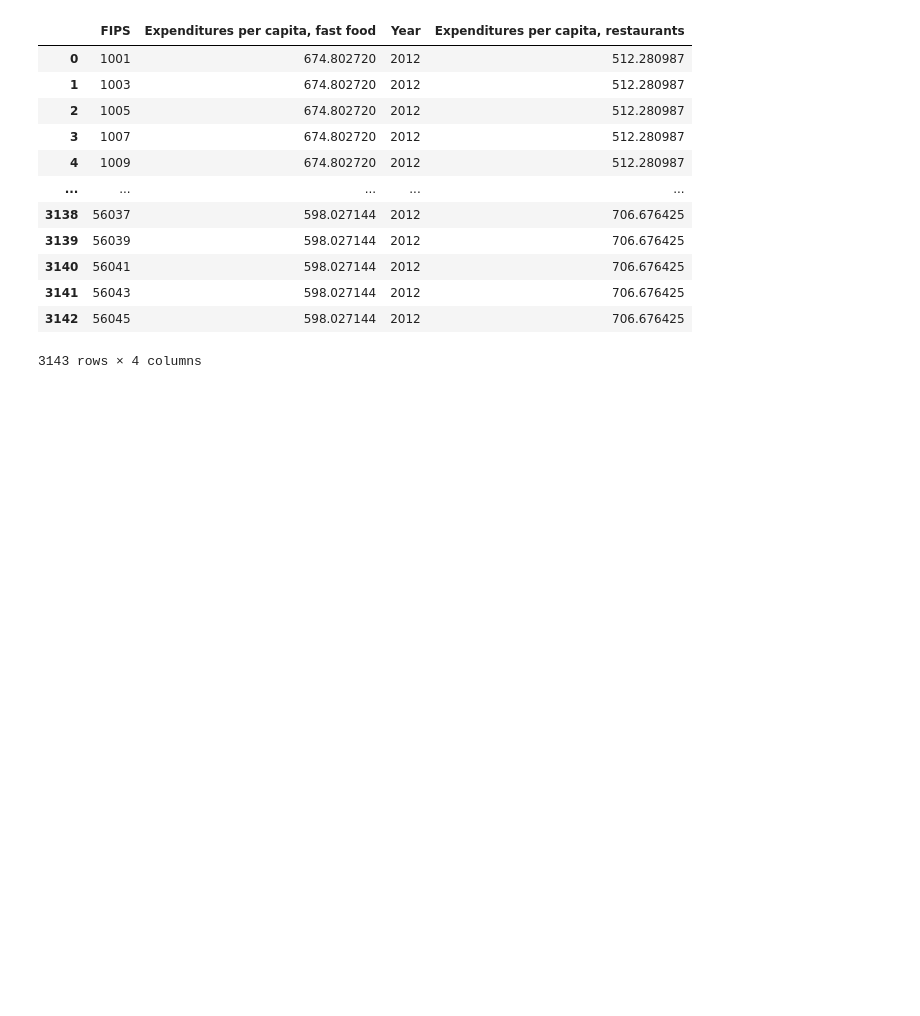
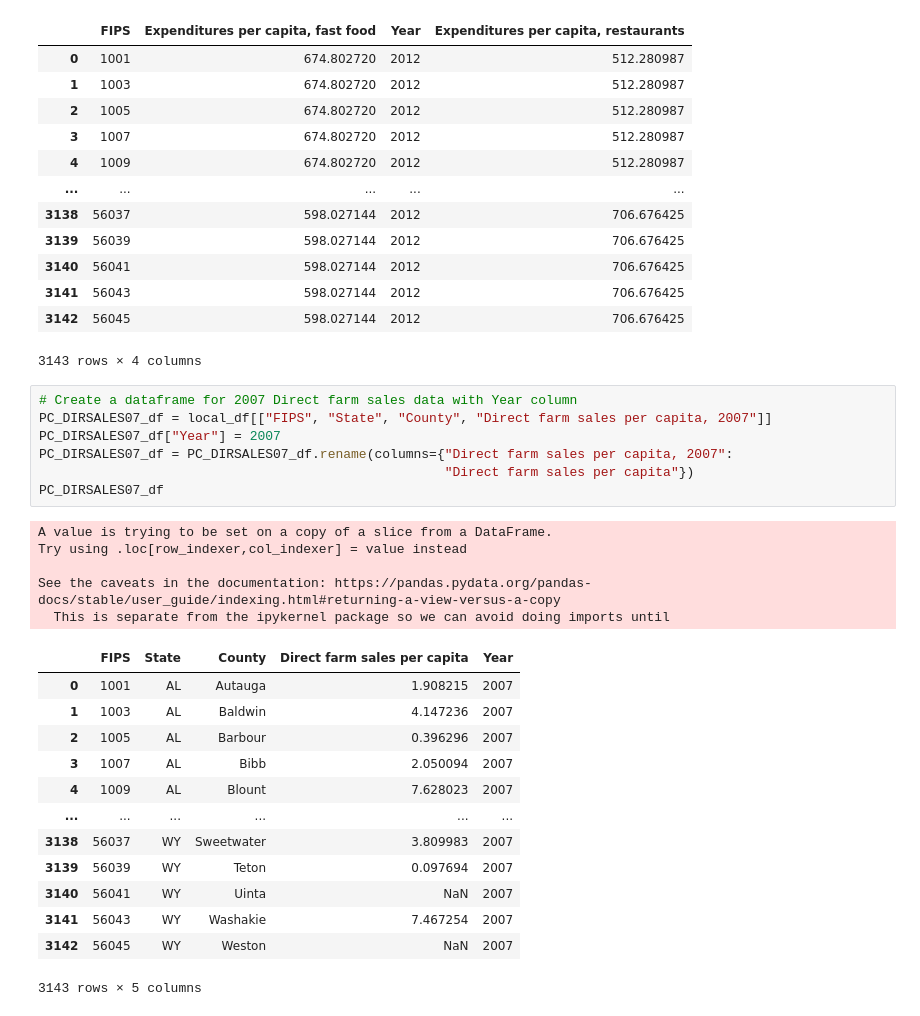
Before and after one commit to Chahnaz-Kbaisi/diet-habits-disease-us, a Jupyter notebook: ETL/Web_Scrape_ETL.ipynb, the cells around one changed output. Saved outputs shown, nothing was run; the diff lists cells and outputs as text; blank space fills up the shorter version.

Commit message:
Logic to Create a dataframe for 2007 Direct farm sales data with Year column

```diff
--- a/ETL/Web_Scrape_ETL.ipynb
+++ b/ETL/Web_Scrape_ETL.ipynb
@@ -1034,3 +1034,29 @@ final_2012_expenditures_df
 | 3141 | 56043 | 598.027144 | 2012 | 706.676425 |
 | 3142 | 56045 | 598.027144 | 2012 | 706.676425 |
 3143 rows × 4 columns
+# %%
+# Create a dataframe for 2007 Direct farm sales data with Year column
+PC_DIRSALES07_df = local_df[["FIPS", "State", "County", "Direct farm sales per capita, 2007"]]
+PC_DIRSALES07_df["Year"] = 2007
+PC_DIRSALES07_df = PC_DIRSALES07_df.rename(columns={"Direct farm sales per capita, 2007":
+                                                    "Direct farm sales per capita"})
+PC_DIRSALES07_df
+# %% [output]
+A value is trying to be set on a copy of a slice from a DataFrame.
+Try using .loc[row_indexer,col_indexer] = value instead
+
+See the caveats in the documentation: https://pandas.pydata.org/pandas-docs/stable/user_guide/indexing.html#returning-a-view-versus-a-copy
+  This is separate from the ipykernel package so we can avoid doing imports until
+|  | FIPS | State | County | Direct farm sales per capita | Year |
+| 0 | 1001 | AL | Autauga | 1.908215 | 2007 |
+| 1 | 1003 | AL | Baldwin | 4.147236 | 2007 |
+| 2 | 1005 | AL | Barbour | 0.396296 | 2007 |
+| 3 | 1007 | AL | Bibb | 2.050094 | 2007 |
+| 4 | 1009 | AL | Blount | 7.628023 | 2007 |
+| ... | ... | ... | ... | ... | ... |
+| 3138 | 56037 | WY | Sweetwater | 3.809983 | 2007 |
+| 3139 | 56039 | WY | Teton | 0.097694 | 2007 |
+| 3140 | 56041 | WY | Uinta | NaN | 2007 |
+| 3141 | 56043 | WY | Washakie | 7.467254 | 2007 |
+| 3142 | 56045 | WY | Weston | NaN | 2007 |
+3143 rows × 5 columns
```
